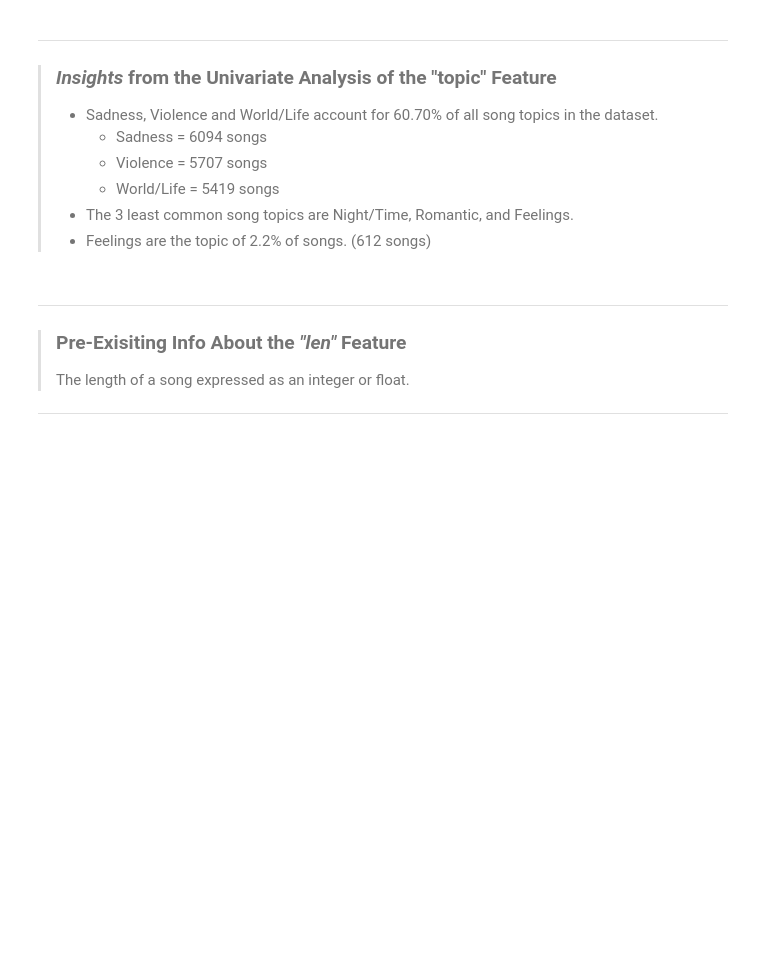
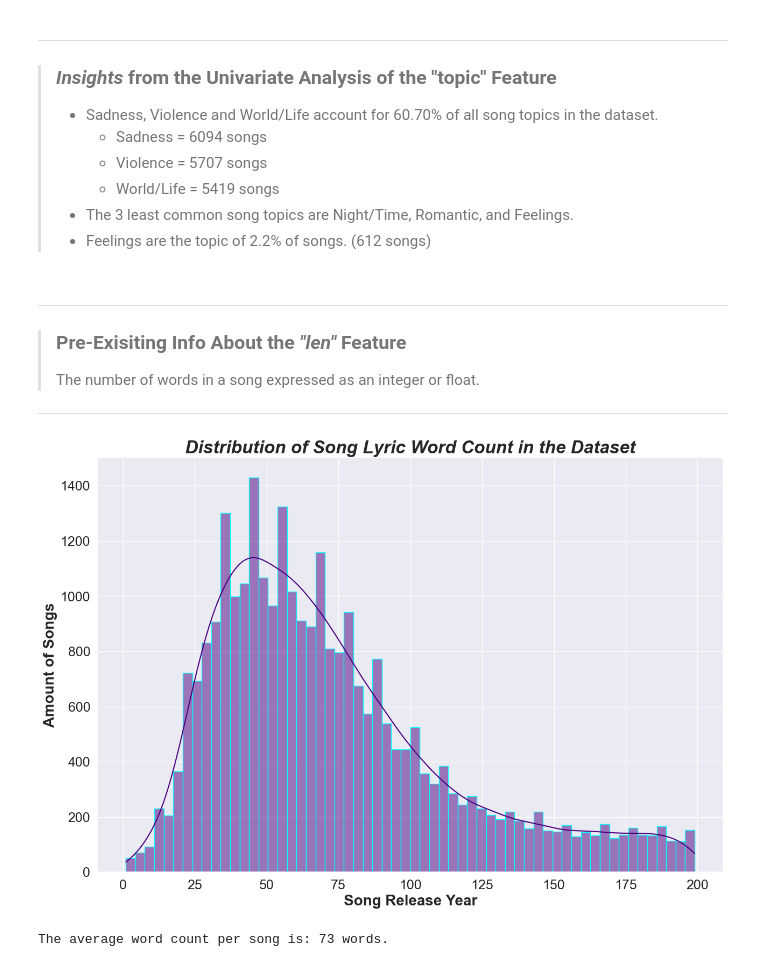
Before and after one commit to thetechleila/Music-Recommendation-Algorithm, a Jupyter notebook: EDA_music.ipynb, the cells around one changed output. Drawn from its saved outputs; the diff is of its cells as text; code cells hidden in the pictures; blank space fills up the shorter version.

```diff
--- a/EDA_music.ipynb
+++ b/EDA_music.ipynb
@@ -647,6 +647,29 @@ ___
 ___
 > ### Pre-Exisiting Info About the *"len"* Feature
 >
->  The length of a song expressed as an integer or float.
+>  The number of words in a song expressed as an integer or float.
 >
 ___
+# %%
+#Get distribution of song lengths
+plt.figure(figsize=(15, 10))
+
+sns.histplot(data = df, x = "len", color="indigo", edgecolor ='cyan', linewidth= 1, kde=True).set(title='width = 1')
+sns.set(style="darkgrid")
+plt.title("Distribution of Song Lyric Word Count in the Dataset", fontsize=24, weight='bold', style='italic')
+plt.xlabel("Song Release Year", fontsize=20, weight='bold')
+plt.ylabel("Amount of Songs", fontsize=20, weight='bold')
+plt.tick_params(axis='both', which='major', labelsize=18)
+plt.show()
+# %% [output]
+[figure, added]
+# %%
+#Find the amount of words in a song, then round to whole number
+mean_len = df["len"].mean()
+mean_len = round(mean_len)
+
+#Unrounded mean = 73.03053381284818
+
+print ("The average word count per song is:", mean_len, "words.")
+# %% [output]
+The average word count per song is: 73 words.
```
Also changed, not shown: 1 other file.
